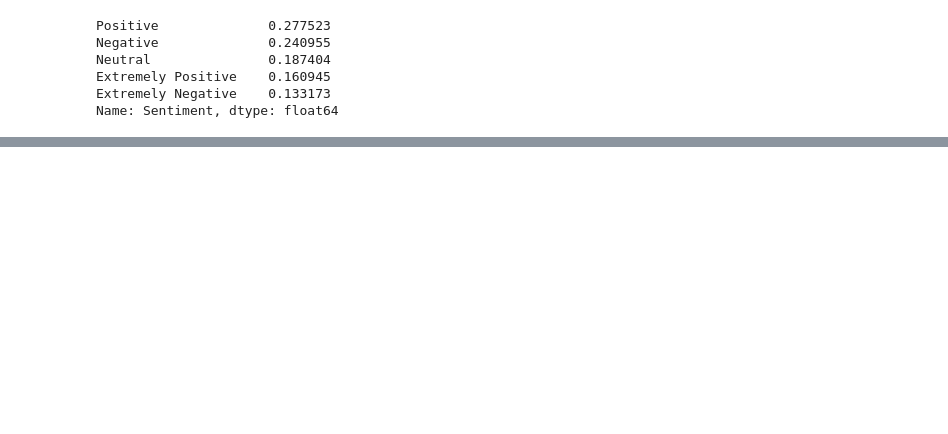
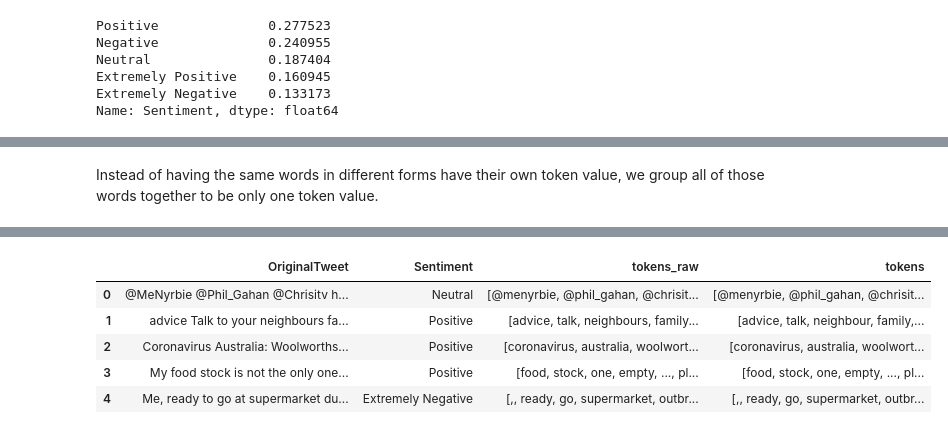
Before and after one commit to Asianspinmaster/cs39aa_project, a Jupyter notebook: project_part1.ipynb, the cells around one changed output, grey strips where cells are left out. Drawn from its saved outputs; the diff is of its cells as text; code cells hidden in the pictures; blank space fills up the shorter version.

```diff
--- a/project_part1.ipynb
+++ b/project_part1.ipynb
@@ -52,0 +32,3 @@ test_data.head()
+# %%
+train_data.drop(columns = ['UserName','ScreenName','Location','TweetAt'], inplace=True)
+test_data.drop(columns = ['UserName','ScreenName','Location','TweetAt'], inplace=True)
@@ -79,0 +65,5 @@ Name: Sentiment, dtype: float64
+# %%
+from nltk.tokenize import TweetTokenizer
+tk = TweetTokenizer()
+train_data['tokens_raw'] = train_data['OriginalTweet'].apply(lambda x: tk.tokenize(x.lower()))
+train_data.head()
@@ -79,0 +89,9 @@ Name: Sentiment, dtype: float64
+# %%
+import re
+from nltk.corpus import stopwords
+stop = set(stopwords.words('english'))
+removechars = set(['.','/','!','/','?',':',';'])
+train_data['tokens_raw'] = train_data['tokens_raw'].apply(lambda x: [w for w in x if w not in stop])
+train_data['tokens_raw'] = train_data['tokens_raw'].apply(lambda x: [w for w in x if w not in removechars])
+train_data['tokens_raw'] = train_data['tokens_raw'].apply(lambda x: [w for w in x if not re.match('^#', w)])
+train_data.head()
@@ -79,0 +117,11 @@ Name: Sentiment, dtype: float64
+# %% [markdown]
+Instead of having the same words in different forms have their own token value, we group all of those words together to be only one token value.
+# %%
+from nltk.stem import WordNetLemmatizer
+import nltk
+nltk.download('wordnet')
+nltk.download('omw-1.4')
+lemmatizer = WordNetLemmatizer()
+train_data['tokens'] = train_data['tokens_raw'].apply(lambda x: [lemmatizer.lemmatize(w, pos="v") for w in x])
+train_data.head()
+# %% [output]
@@ -79,0 +131,6 @@ Name: Sentiment, dtype: float64
+|  | OriginalTweet | Sentiment | tokens_raw | tokens |
+| 0 | @MeNyrbie @Phil_Gahan @Chrisitv h... | Neutral | [@menyrbie, @phil_gahan, @chrisit... | [@menyrbie, @phil_gahan, @chrisit... |
+| 1 | advice Talk to your neighbours fa... | Positive | [advice, talk, neighbours, family... | [advice, talk, neighbour, family,... |
+| 2 | Coronavirus Australia: Woolworths... | Positive | [coronavirus, australia, woolwort... | [coronavirus, australia, woolwort... |
+| 3 | My food stock is not the only one... | Positive | [food, stock, one, empty, ..., pl... | [food, stock, one, empty, ..., pl... |
+| 4 | Me, ready to go at supermarket du... | Extremely Negative | [,, ready, go, supermarket, outbr... | [,, ready, go, supermarket, outbr... |
```
Also changed, not shown: parts of 30 cells of this notebook.
